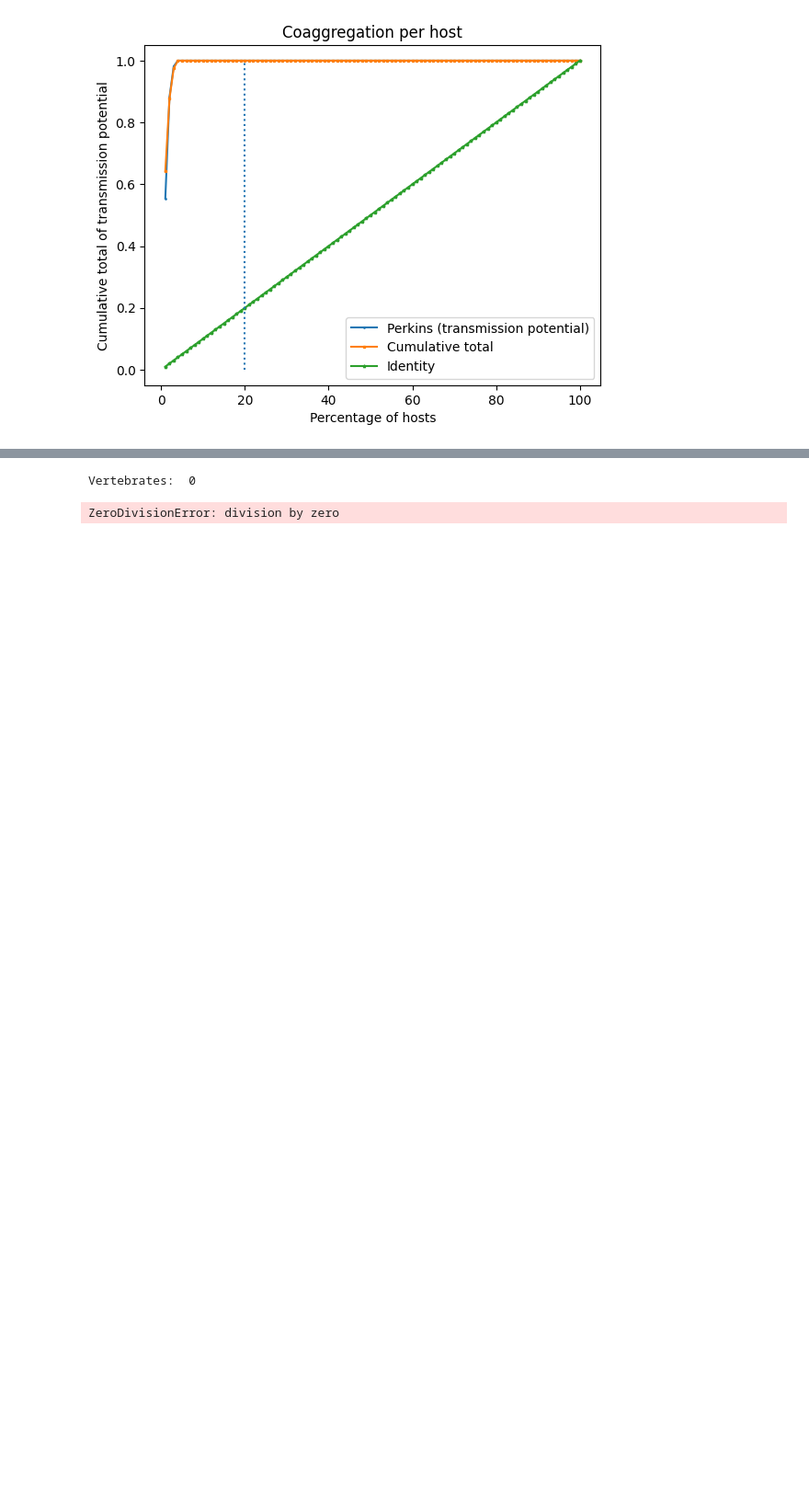
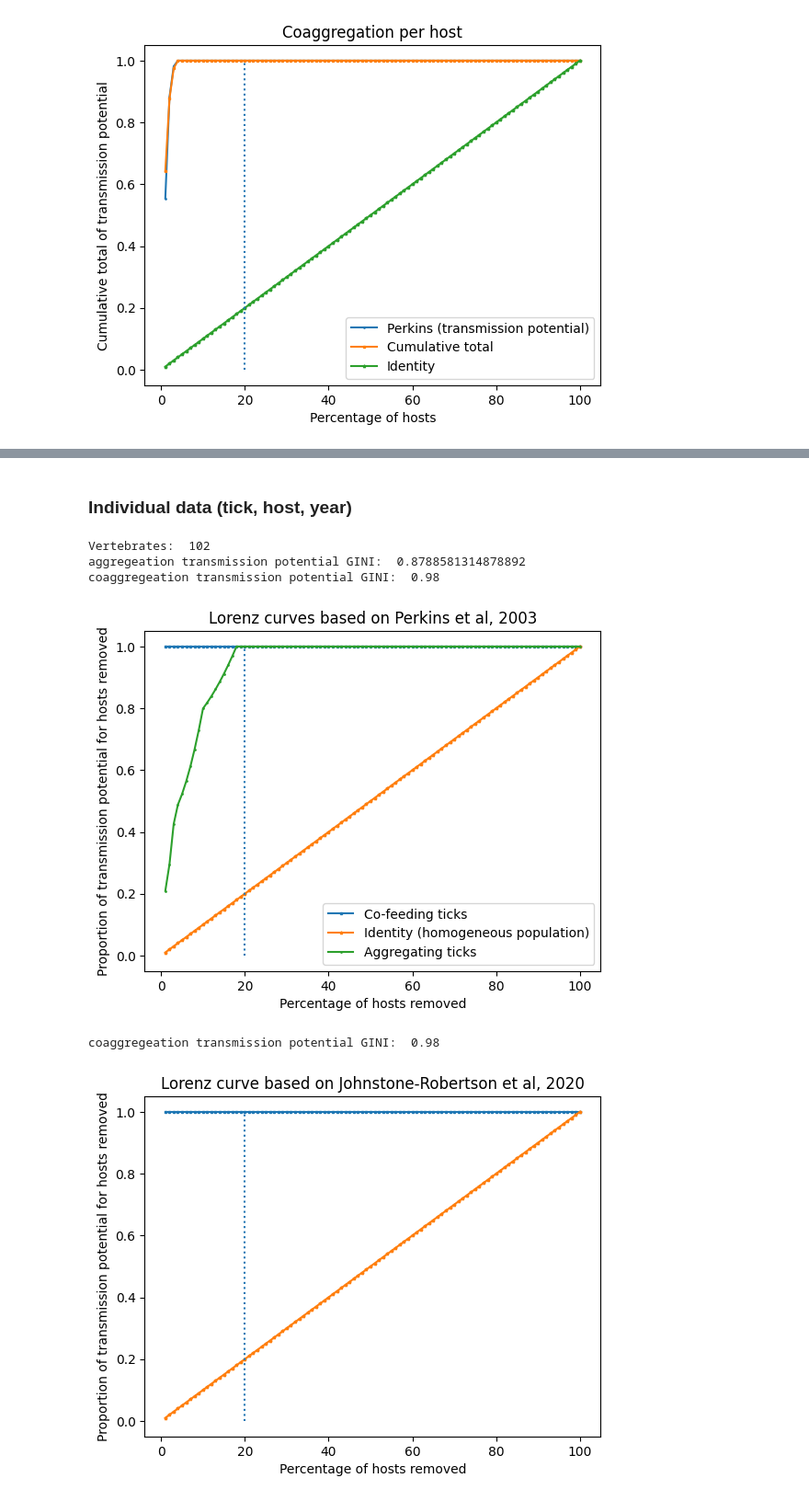
Before and after one commit to JasonThomasData/honours_project, a Jupyter notebook: src/LorenzCurves.ipynb, the cells around one changed output, grey strips where cells are left out. Shown at 92% size. Drawn from its saved outputs; the diff is of its cells as text; code cells hidden in the pictures; blank space fills up the shorter version.

```diff
--- a/src/LorenzCurves.ipynb
+++ b/src/LorenzCurves.ipynb
@@ -445,22 +456,29 @@ coaggregeation transmission potential GINI:  0.9736383423733187
+# %% [markdown]
+### Individual data (tick, host, year)
 # %%
-# individual data
-
 df = pd.read_excel(open('Kielder_data_NGM.xlsx', 'rb'),
               sheet_name='Burden Data')
 
 data = df[(df["Species"] == "SA") ]
 data = data[data["Year"] == 2004]
 print("Vertebrates: ", len(data))
 ricinus = True
 trianguliceps = False
 
-aggregation_per_vertebrate = get_aggregation_per_vertebrate(data, ricinus=ricinus, trianguliceps=trianguliceps)
-coaggregation_per_vertebrate = get_coaggregation_per_vertebrate(data, ricinus=ricinus, trianguliceps=trianguliceps)
+# First, do it for all data
 
-plot_Perkins_curves(aggregation_per_vertebrate, coaggregation_per_vertebrate, remove_zero=False)
+tick_species_display = "I. ricinus"
+host_species_display = "SA"
+years_display = "2004"
+
+get_charts_for_selected_data(data, ricinus, trianguliceps, tick_species_display, host_species_display, years_display)
 # %% [output]
-Vertebrates:  0
+Vertebrates:  102
+aggregeation transmission potential GINI:  0.8788581314878892
+coaggregeation transmission potential GINI:  0.98
+[figure, added]
-ZeroDivisionError: division by zero
+coaggregeation transmission potential GINI:  0.98
+[figure, added]
 # %%
 df = pd.read_excel(open('Kielder_data_NGM.xlsx', 'rb'),
               sheet_name='Burden Data')
```
Also changed, not shown: parts of 17 cells of this notebook, 18 other files.
